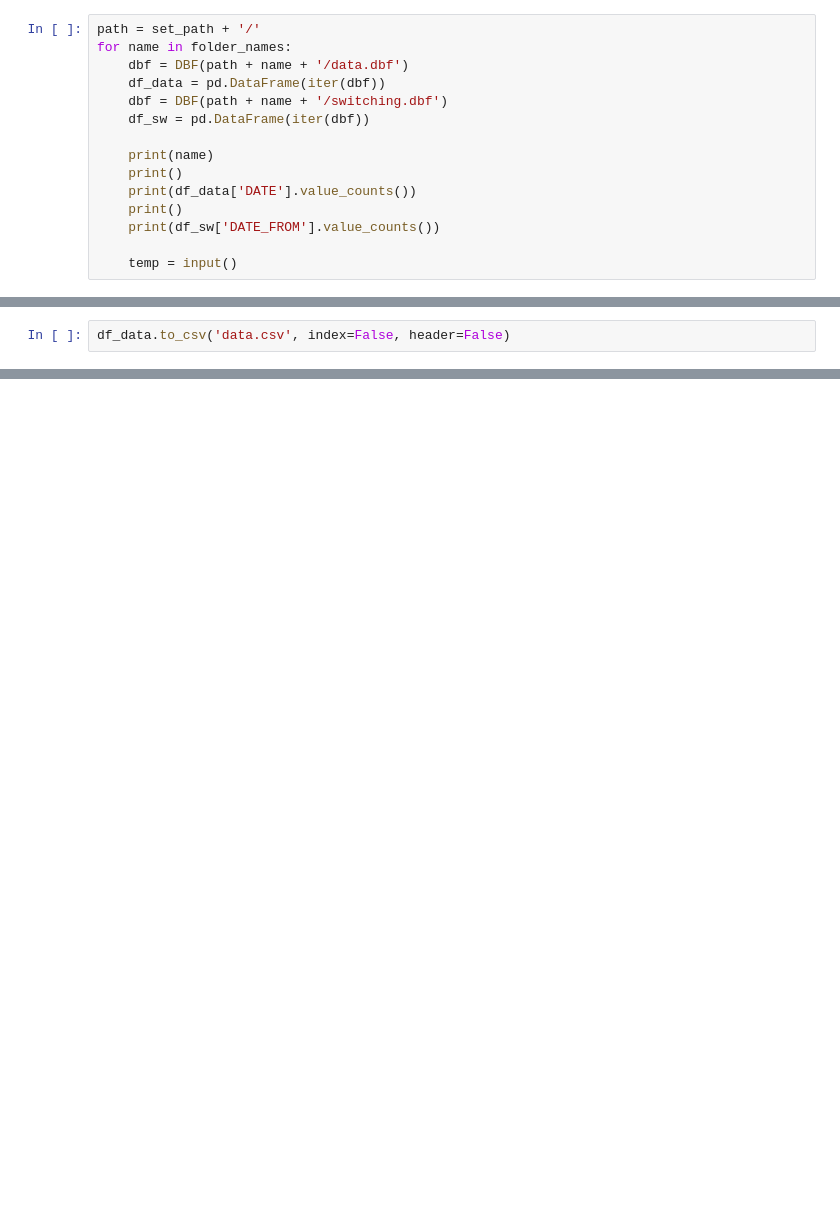
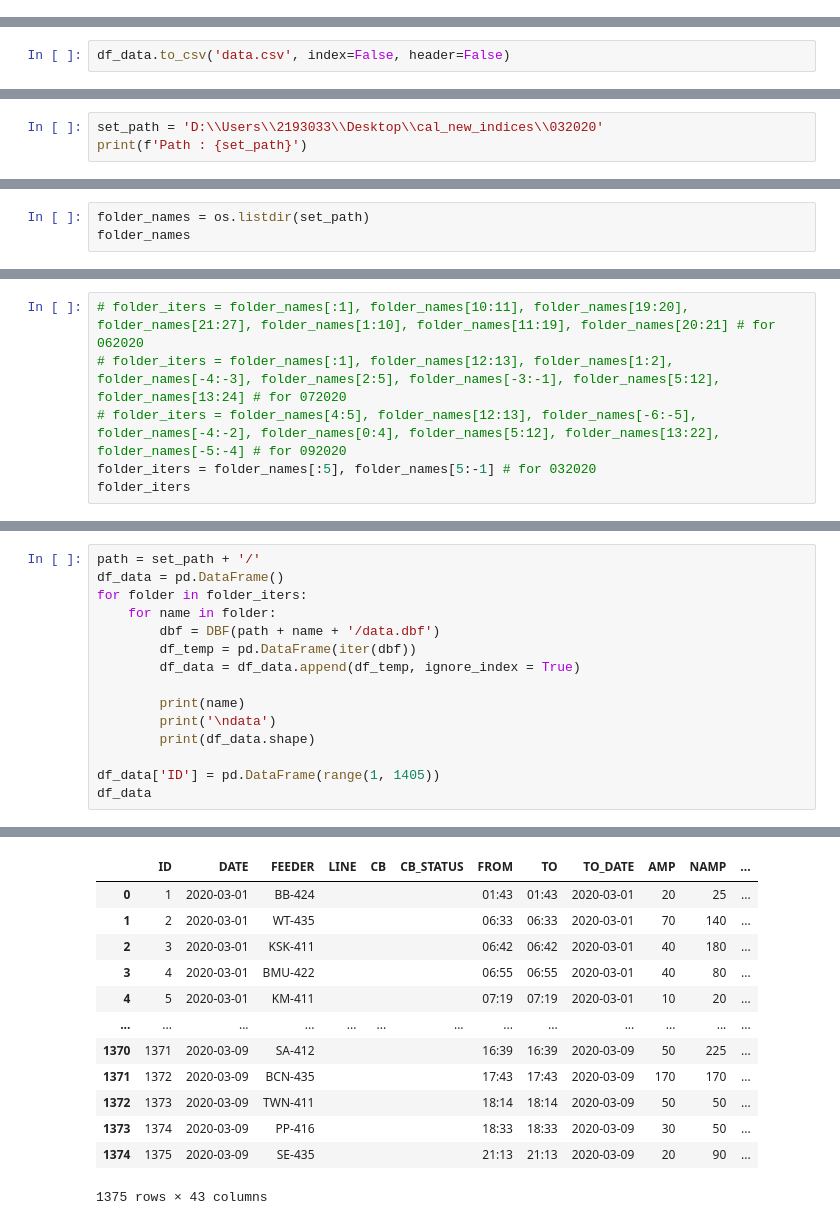
Before and after one commit to kewicustard/cal_new_indices, a Jupyter notebook: test_export_file.ipynb, the cells around one changed output, grey strips where cells are left out. Saved outputs shown, nothing was run; the diff lists cells and outputs as text; blank space fills up the shorter version.

```diff
--- a/test_export_file.ipynb
+++ b/test_export_file.ipynb
@@ -35,15 +116,0 @@ folder_names[-4:-3]
-# %%
-path = set_path + '/'
-for name in folder_names:
-    dbf = DBF(path + name + '/data.dbf')
-    df_data = pd.DataFrame(iter(dbf))
-    dbf = DBF(path + name + '/switching.dbf')
-    df_sw = pd.DataFrame(iter(dbf))
-
-    print(name)
-    print()
-    print(df_data['DATE'].value_counts())
-    print()
-    print(df_sw['DATE_FROM'].value_counts())
-
-    temp = input()
@@ -109,0 +194,3 @@ df_data.to_csv('data.csv', index=False, header=False)
+# %%
+set_path = 'D:\\Users\\2193033\\Desktop\\cal_new_indices\\032020'
+print(f'Path : {set_path}')
@@ -109,0 +199,3 @@ df_data.to_csv('data.csv', index=False, header=False)
+# %%
+folder_names = os.listdir(set_path)
+folder_names
@@ -109,0 +222,6 @@ df_data.to_csv('data.csv', index=False, header=False)
+# %%
+# folder_iters = folder_names[:1], folder_names[10:11], folder_names[19:20], folder_names[21:27], folder_names[1:10], folder_names[11:19], folder_names[20:21] # for 062020
+# folder_iters = folder_names[:1], folder_names[12:13], folder_names[1:2], folder_names[-4:-3], folder_names[2:5], folder_names[-3:-1], folder_names[5:12], folder_names[13:24] # for 072020
+# folder_iters = folder_names[4:5], folder_names[12:13], folder_names[-6:-5], folder_names[-4:-2], folder_names[0:4], folder_names[5:12], folder_names[13:22], folder_names[-5:-4] # for 092020
+folder_iters = folder_names[:5], folder_names[5:-1] # for 032020
+folder_iters
@@ -109,0 +243,16 @@ df_data.to_csv('data.csv', index=False, header=False)
+# %%
+path = set_path + '/'
+df_data = pd.DataFrame()
+for folder in folder_iters:
+    for name in folder:
+        dbf = DBF(path + name + '/data.dbf')
+        df_temp = pd.DataFrame(iter(dbf))
+        df_data = df_data.append(df_temp, ignore_index = True)
+
+        print(name)
+        print('\ndata')
+        print(df_data.shape)
+
+df_data['ID'] = pd.DataFrame(range(1, 1405))
+df_data
+# %% [output]
@@ -109,0 +276,13 @@ df_data.to_csv('data.csv', index=False, header=False)
+|  | ID | DATE | FEEDER | LINE | CB | CB_STATUS | FROM | TO | TO_DATE | AMP | NAMP | ... |
+| 0 | 1 | 2020-03-01 | BB-424 |  |  |  | 01:43 | 01:43 | 2020-03-01 | 20 | 25 | ... |
+| 1 | 2 | 2020-03-01 | WT-435 |  |  |  | 06:33 | 06:33 | 2020-03-01 | 70 | 140 | ... |
+| 2 | 3 | 2020-03-01 | KSK-411 |  |  |  | 06:42 | 06:42 | 2020-03-01 | 40 | 180 | ... |
+| 3 | 4 | 2020-03-01 | BMU-422 |  |  |  | 06:55 | 06:55 | 2020-03-01 | 40 | 80 | ... |
+| 4 | 5 | 2020-03-01 | KM-411 |  |  |  | 07:19 | 07:19 | 2020-03-01 | 10 | 20 | ... |
+| ... | ... | ... | ... | ... | ... | ... | ... | ... | ... | ... | ... | ... |
+| 1370 | 1371 | 2020-03-09 | SA-412 |  |  |  | 16:39 | 16:39 | 2020-03-09 | 50 | 225 | ... |
+| 1371 | 1372 | 2020-03-09 | BCN-435 |  |  |  | 17:43 | 17:43 | 2020-03-09 | 170 | 170 | ... |
+| 1372 | 1373 | 2020-03-09 | TWN-411 |  |  |  | 18:14 | 18:14 | 2020-03-09 | 50 | 50 | ... |
+| 1373 | 1374 | 2020-03-09 | PP-416 |  |  |  | 18:33 | 18:33 | 2020-03-09 | 30 | 50 | ... |
+| 1374 | 1375 | 2020-03-09 | SE-435 |  |  |  | 21:13 | 21:13 | 2020-03-09 | 20 | 90 | ... |
+1375 rows × 43 columns
```
Also changed, not shown: parts of 50 cells of this notebook.
